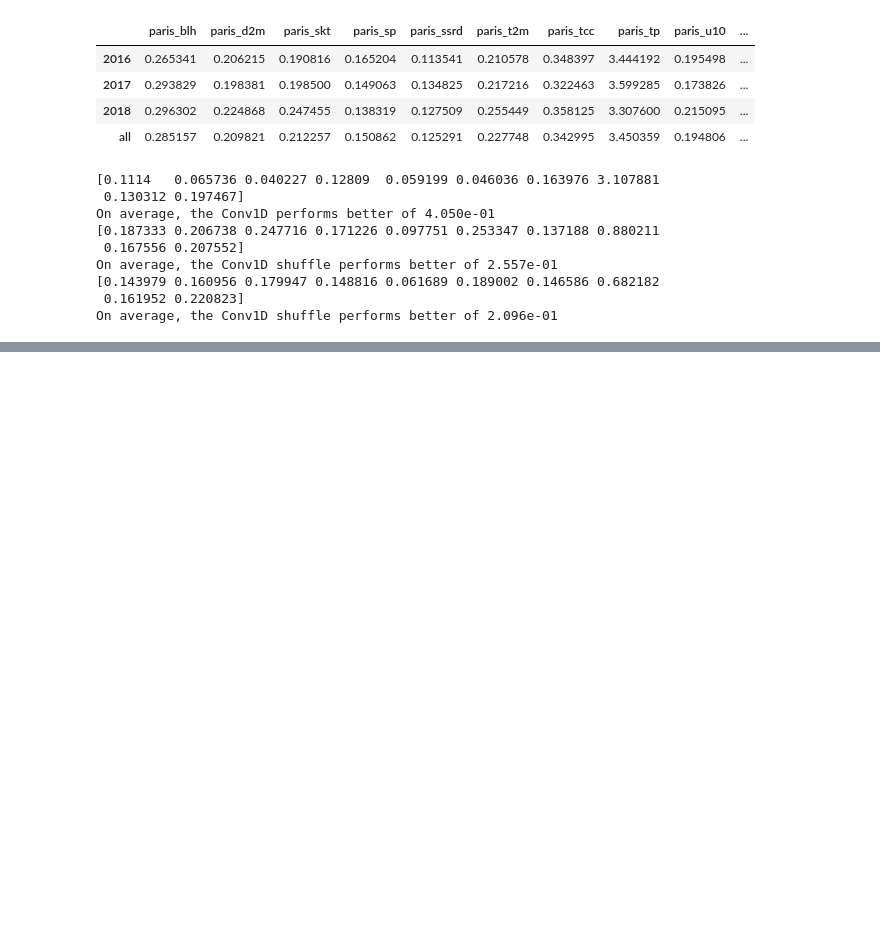
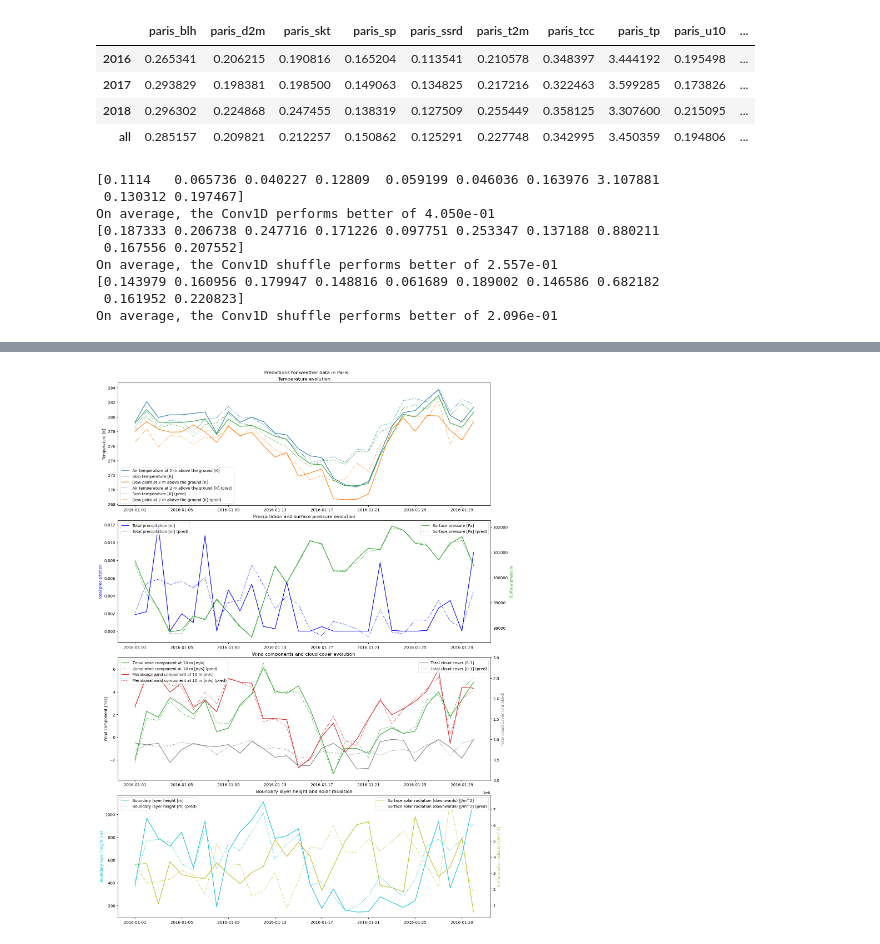
Before and after one commit to waddason/ML_ClimateEnergy_project2024, a Jupyter notebook: draft_WAD.ipynb, the cells around one changed output, grey strips where cells are left out. Drawn from its saved outputs; the diff is of its cells as text; code cells hidden in the pictures; blank space fills up the shorter version.

```diff
--- a/draft_WAD.ipynb
+++ b/draft_WAD.ipynb
@@ -1028,0 +1061,27 @@ On average, the Conv1D shuffle performs better of 2.096e-01
+# %%
+# Load the prepared data and normalize by variable
+# Start back from the checkpoint
+save_path = Path("data", "red_data")
+end_train_date = "2016-01-01"
+end_test_date = "2019-01-01"
+
+X_train_rn, X_test_rn, X_val_rn, y_train_rn, y_test_rn, y_val_rn, scalers = (
+    load_data.load_red_norm_data(save_path, end_train_date, end_test_date)
+)
+target_variables_names = list(y_train_rn.keys())
+# Control the shapes
+print(
+    f"Shapes of datasets: \nX_train: {X_train_rn.shape}, X_test_: {X_test_rn.shape}, X_val: {X_val_rn.shape}\n"
+    f"y_train: {y_train_rn.shape}, y_test: {y_test_rn.shape}, y_val: {y_val_rn.shape}"
+    f" with {len(scalers)} RobustScalers"
+)
+# Baseline model: Linear regression for all variables
+model = LinearRegression()
+model.fit(X_train_rn, y_train_rn)
+y_pred = model.predict(X_test_rn)
+# load into a dataframe
+y_pred = pd.DataFrame(y_pred, index=X_test_rn.index, columns=target_variables_names)
+# Display the result in the standardized dataframe
+print(f"MSE per variable for the baseline model global: {model}")
+baseline_global_df, styled_df = display.display_mse_by_year(y_pred, y_test_rn)
+styled_df
@@ -1028,0 +1098,7 @@ On average, the Conv1D shuffle performs better of 2.096e-01
+# %%
+reload(display)
+display.display_predictions_with_actual(
+    y_pred.iloc[:30, :], y_test_rn.iloc[:30, :], scalers
+)
+# %% [output]
+[figure, added]
```
Also changed, not shown: parts of 17 cells of this notebook, 3 other files.
